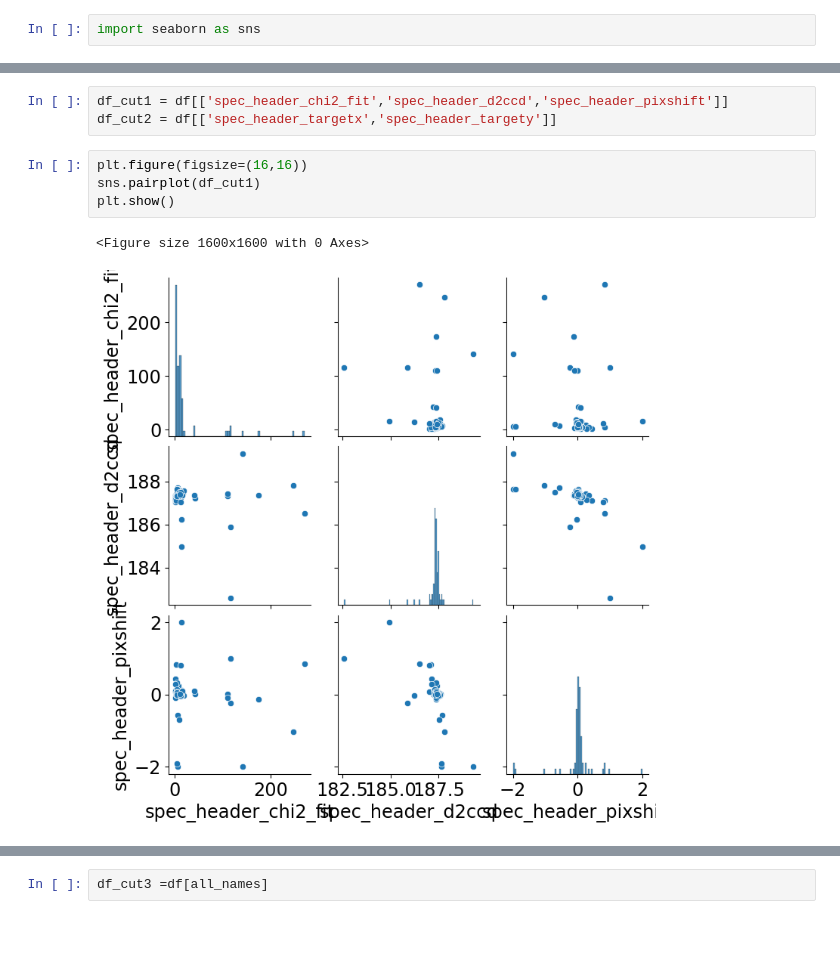
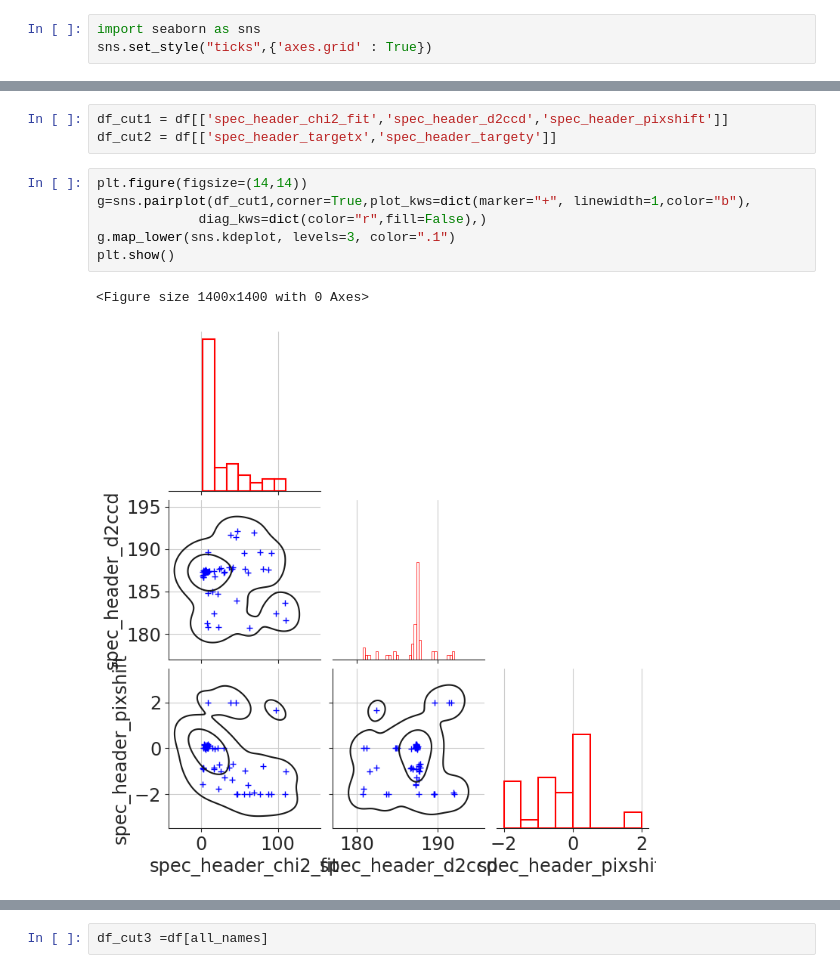
Before and after one commit to sylvielsstfr/AuxTelComm, a Jupyter notebook: notebooks_usdf/ExtractManySpectra/2023-04/AnaPandasFiles.ipynb, the cells around one changed output, grey strips where cells are left out. Cells and saved outputs as stored; diff of their text form; blank space fills up the shorter version.

```diff
--- a/notebooks_usdf/ExtractManySpectra/2023-04/AnaPandasFiles.ipynb
+++ b/notebooks_usdf/ExtractManySpectra/2023-04/AnaPandasFiles.ipynb
@@ -20,6 +21,7 @@ from matplotlib.colors import LogNorm
 import pandas as pd
 # %%
 import seaborn as sns
+sns.set_style("ticks",{'axes.grid' : True})
 # %%
 import matplotlib.ticker                         # here's where the formatter is
 import os
@@ -149,11 +174,13 @@ plt.show()
 df_cut1 = df[['spec_header_chi2_fit','spec_header_d2ccd','spec_header_pixshift']]
 df_cut2 = df[['spec_header_targetx','spec_header_targety']]
 # %%
-plt.figure(figsize=(16,16))
-sns.pairplot(df_cut1)
+plt.figure(figsize=(14,14))
+g=sns.pairplot(df_cut1,corner=True,plot_kws=dict(marker="+", linewidth=1,color="b"),
+             diag_kws=dict(color="r",fill=False),)
+g.map_lower(sns.kdeplot, levels=3, color=".1")
 plt.show()
 # %% [output]
-<Figure size 1600x1600 with 0 Axes>
+<Figure size 1400x1400 with 0 Axes>
-[figure, old version]
+[figure, new version]
 # %%
 plt.figure(figsize=(16,16))
```
Also changed, not shown: parts of 15 cells of this notebook, 1 other file.
